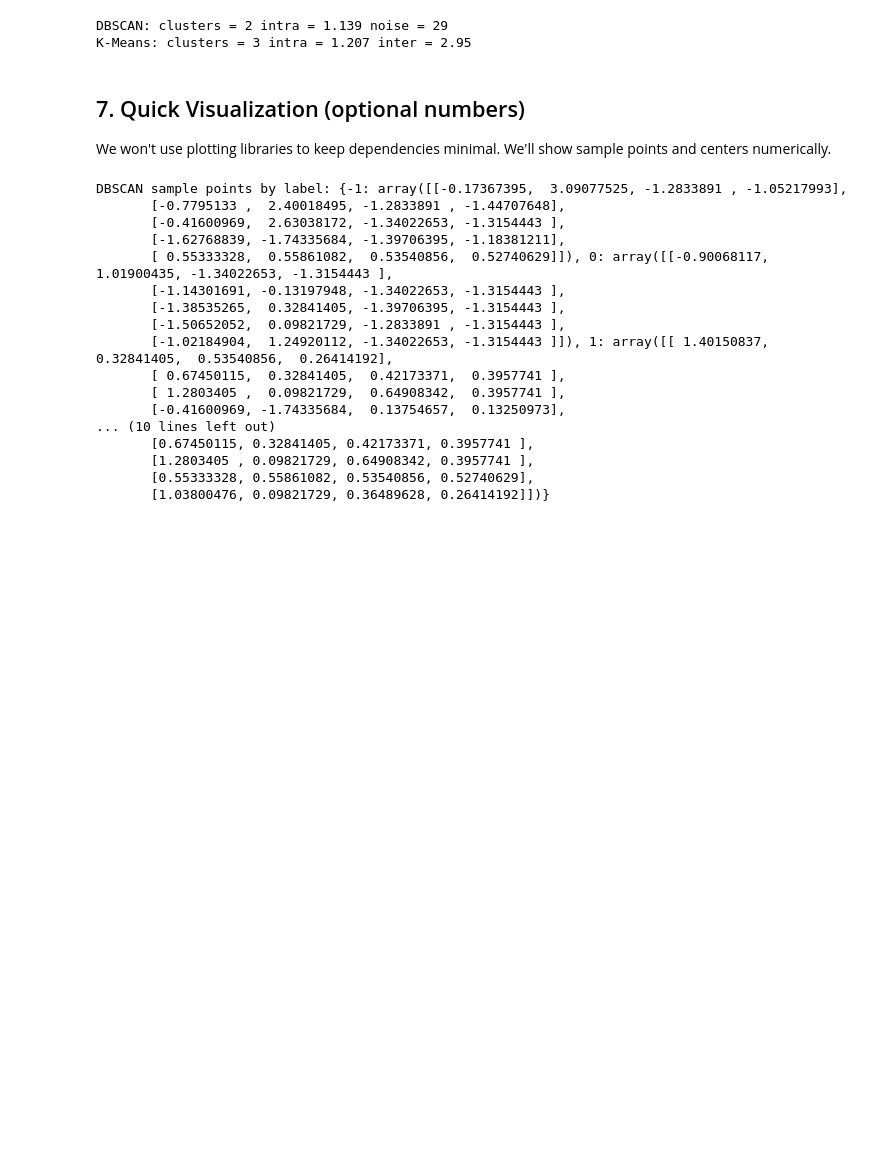
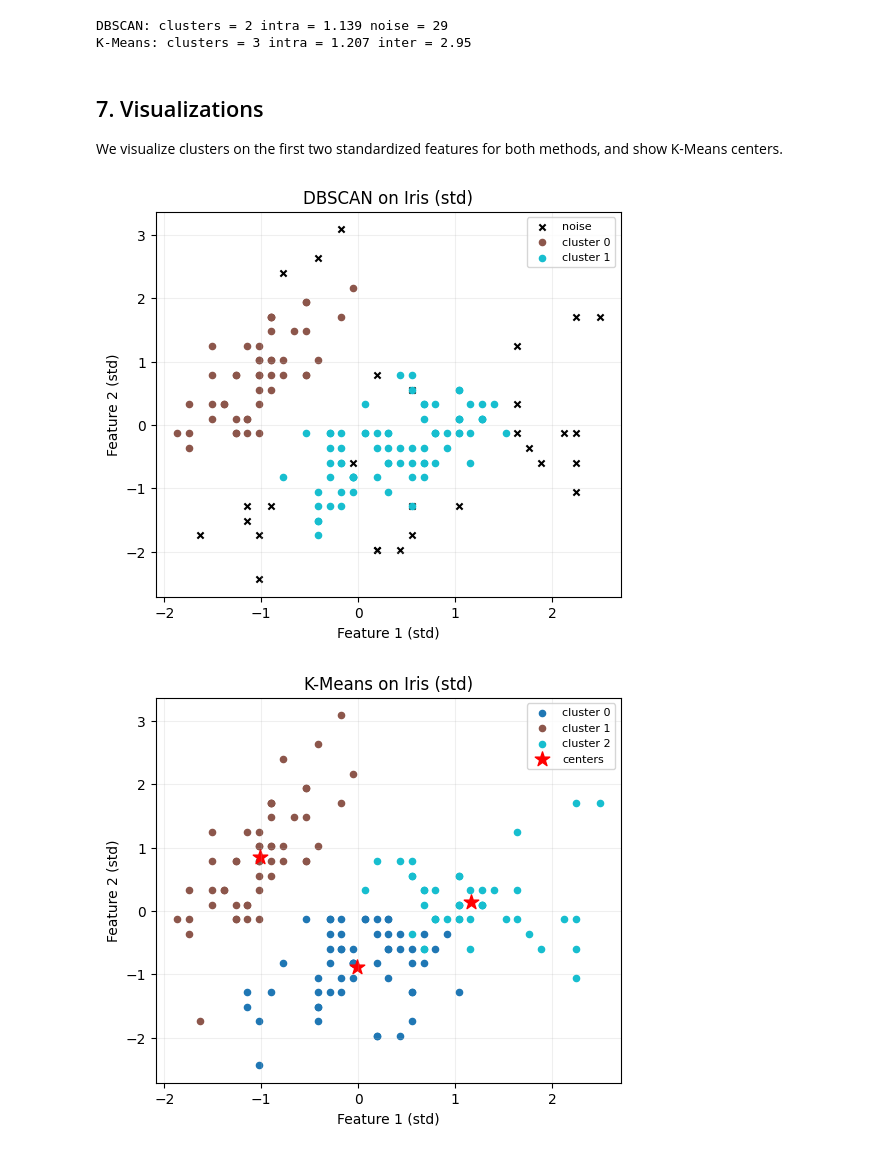
Before and after one commit to Monicaa718/cmor438, a Jupyter notebook: examples/Unsupervised_Learning/ DBSCAN_and_K_Means_Clustering/DBSCAN_and_K_Means_Clustering.ipynb, the cells around one changed output. Saved outputs shown, nothing was run; the diff lists cells and outputs as text; code cells hidden in the pictures; blank space fills up the shorter version.

Commit message:
add visualization

```diff
--- a/examples/Unsupervised_Learning/ DBSCAN_and_K_Means_Clustering/DBSCAN_and_K_Means_Clustering.ipynb
+++ b/examples/Unsupervised_Learning/ DBSCAN_and_K_Means_Clustering/DBSCAN_and_K_Means_Clustering.ipynb
@@ -111,35 +111,38 @@ print('K-Means: clusters =', len(np.unique(km_labels)), 'intra =', round(km_intr
 # %% [output]
 DBSCAN: clusters = 2 intra = 1.139 noise = 29
 K-Means: clusters = 3 intra = 1.207 inter = 2.95
-# %% [markdown]
-## 7. Quick Visualization (optional numbers)
-We won't use plotting libraries to keep dependencies minimal. We'll show sample points and centers numerically.
-# %%
-# Show a few labeled samples for each method
-def sample_points(X, labels, n=5):
-    res = {}
-    for c in np.unique(labels):
-        idx = np.where(labels == c)[0]
-        res[int(c)] = X[idx[:n]]
-    return res
-
-print('DBSCAN sample points by label:', sample_points(X, db_labels))
-print('K-Means sample points by label:', sample_points(X, km_labels))
-# %% [output]
-DBSCAN sample points by label: {-1: array([[-0.17367395,  3.09077525, -1.2833891 , -1.05217993],
-       [-0.7795133 ,  2.40018495, -1.2833891 , -1.44707648],
-       [-0.41600969,  2.63038172, -1.34022653, -1.3154443 ],
-       [-1.62768839, -1.74335684, -1.39706395, -1.18381211],
-       [ 0.55333328,  0.55861082,  0.53540856,  0.52740629]]), 0: array([[-0.90068117,  1.01900435, -1.34022653, -1.3154443 ],
-       [-1.14301691, -0.13197948, -1.34022653, -1.3154443 ],
-       [-1.38535265,  0.32841405, -1.39706395, -1.3154443 ],
-       [-1.50652052,  0.09821729, -1.2833891 , -1.3154443 ],
-       [-1.02184904,  1.24920112, -1.34022653, -1.3154443 ]]), 1: array([[ 1.40150837,  0.32841405,  0.53540856,  0.26414192],
-       [ 0.67450115,  0.32841405,  0.42173371,  0.3957741 ],
-       [ 1.2803405 ,  0.09821729,  0.64908342,  0.3957741 ],
-       [-0.41600969, -1.74335684,  0.13754657,  0.13250973],
-... (10 lines left out)
-       [0.67450115, 0.32841405, 0.42173371, 0.3957741 ],
-       [1.2803405 , 0.09821729, 0.64908342, 0.3957741 ],
-       [0.55333328, 0.55861082, 0.53540856, 0.52740629],
-       [1.03800476, 0.09821729, 0.36489628, 0.26414192]])}
+# %% [markdown]
+## 7. Visualizations
+We visualize clusters on the first two standardized features for both methods, and show K-Means centers.
+# %%
+# Scatter plots for DBSCAN and K-Means (first two features)
+import matplotlib.pyplot as plt
+import numpy as np
+
+def plot_clusters(X, labels, title, centers=None):
+    # Only use first two standardized features for 2D visualization
+    X2 = X[:, :2]
+    unique_labels = np.unique(labels)
+    colors = plt.cm.tab10(np.linspace(0, 1, max(len(unique_labels), 1)))
+    plt.figure(figsize=(6, 5))
+    for idx, c in enumerate(unique_labels):
+        mask = labels == c
+        if c == -1:
+            plt.scatter(X2[mask, 0], X2[mask, 1], s=20, c='k', marker='x', label='noise')
+        else:
+            plt.scatter(X2[mask, 0], X2[mask, 1], s=20, color=colors[idx], label=f'cluster {int(c)}')
+    if centers is not None:
+        C2 = centers[:, :2]
+        plt.scatter(C2[:, 0], C2[:, 1], s=120, c='red', marker='*', label='centers')
+    plt.title(title)
+    plt.legend(loc='best', fontsize=8)
+    plt.xlabel('Feature 1 (std)')
+    plt.ylabel('Feature 2 (std)')
+    plt.grid(alpha=0.2)
+    plt.show()
+
+plot_clusters(X, db_labels, title='DBSCAN on Iris (std)')
+plot_clusters(X, km_labels, title='K-Means on Iris (std)', centers=km_centers)
+# %% [output]
+[figure, added]
+[figure, added]
```
Also changed, not shown: parts of 2 cells of this notebook, 1 other file.
